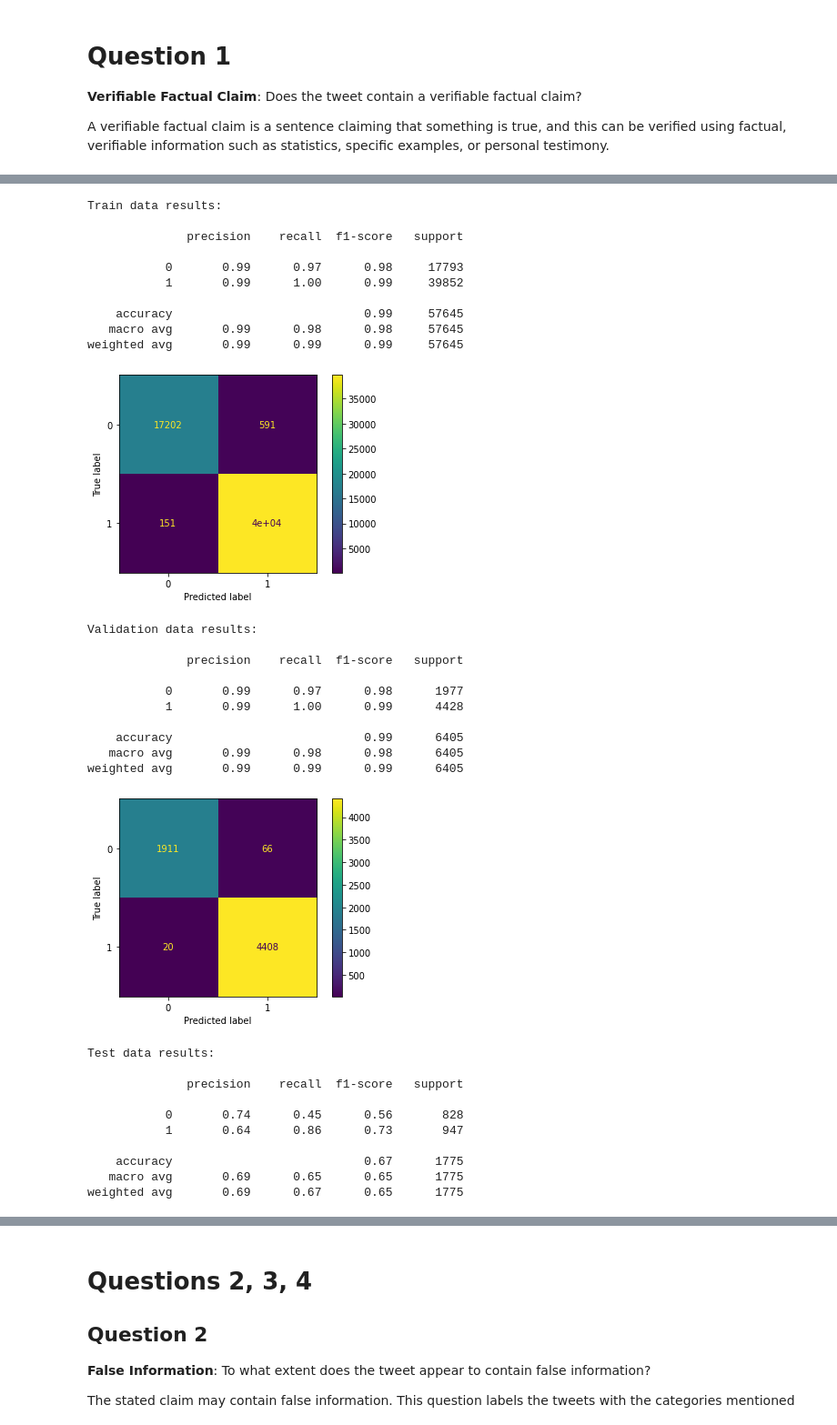
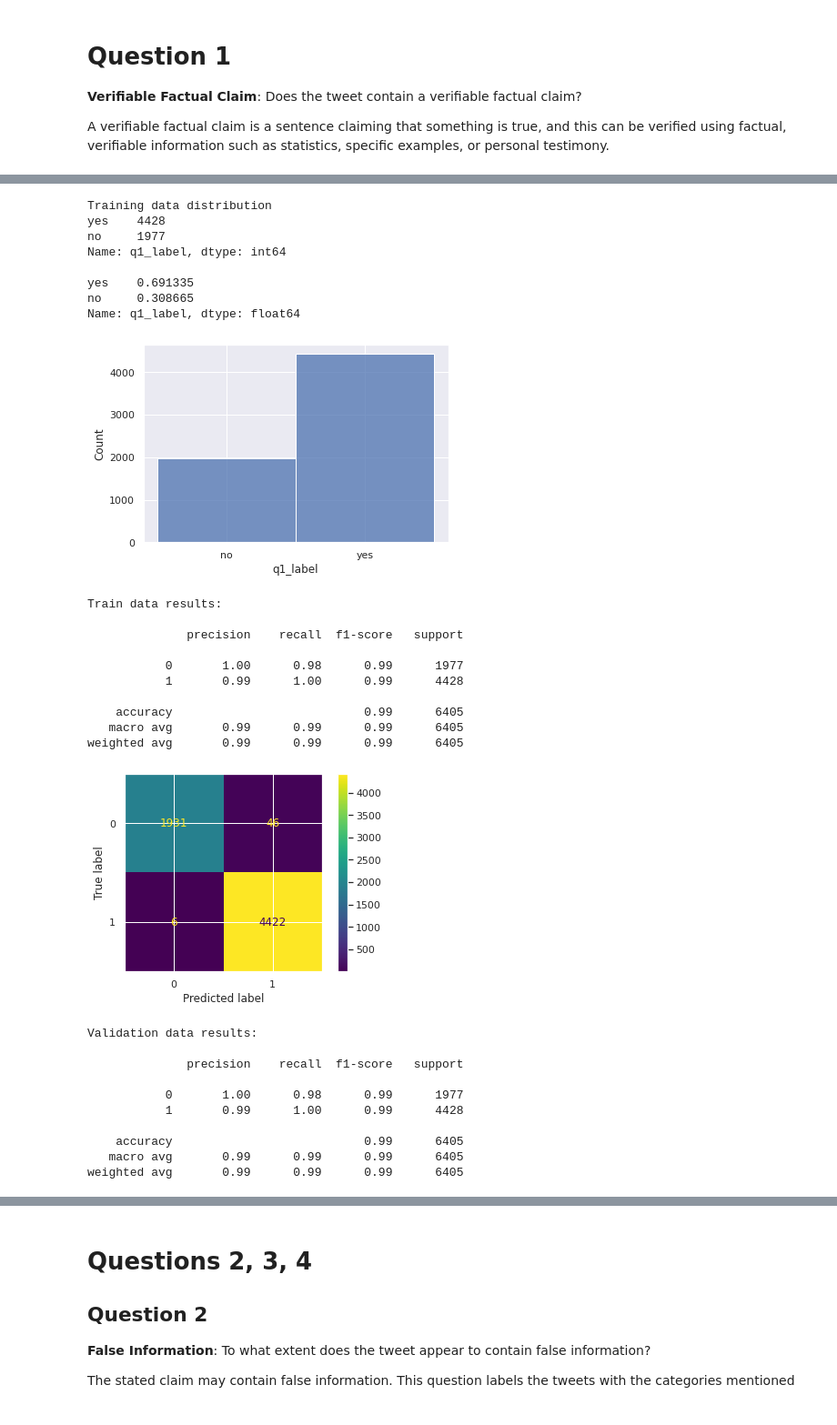
Before and after one commit to andabuinoschi/RN4NLP, a Jupyter notebook: NLP_NAIVE_BAYES_AND_BERT_TRANSFER_LEARNING.ipynb, the cells around one changed output, grey strips where cells are left out. Shown at 91% size. Cells and saved outputs as stored; diff of their text form; code cells hidden in the pictures.

```diff
--- a/NLP_NAIVE_BAYES_AND_BERT_TRANSFER_LEARNING.ipynb
+++ b/NLP_NAIVE_BAYES_AND_BERT_TRANSFER_LEARNING.ipynb
@@ -30,6 +31,7 @@ from transformers import AutoModel, BertTokenizerFast, AdamW
 import plotly.express as px
 # %%
 warnings.filterwarnings('ignore')
+sns.set_theme()
 # %%
 drive.mount('/content/drive')
 # %% [output]
@@ -56,7 +58,7 @@ train.sample(n=10)
 # %% [markdown]
 # Naive Bayes
 # %%
-def get_best_model_for_different_alpha_values(y_fit, x_pred, y_pred):
+def get_best_model_for_different_alpha_values(x_fit, y_fit, x_pred, y_pred):
   alpha_values = []
   accuracy_for_alpha_values = []
 
@@ -66,7 +68,7 @@ def get_best_model_for_different_alpha_values(y_fit, x_pred, y_pred):
 
   for alpha in np.linspace(0, 3, 31):
     nb = MultinomialNB(alpha=alpha)
-    nb.fit(x_train_augmented, y_fit)
+    nb.fit(x_fit, y_fit)
 
     pred = nb.predict(x_pred)
 
@@ -91,6 +93,13 @@ def print_metrics(model, x, y):
 
   metrics.ConfusionMatrixDisplay.from_estimator(model, x, y)
   plt.show()
+
+def print_question_distribution(data, label):
+  print(data[label].value_counts(), end="\n\n")
+  print(data[label].value_counts(normalize = True))
+
+  sns.histplot(data=data, x=label)
+  plt.show()
 # %% [markdown]
 # Question 1
 **Verifiable Factual Claim**: Does the tweet contain a verifiable factual claim?
@@ -111,45 +228,57 @@ q1_y_test = le.transform(test.q1_label.values)
+# %%
+vectorizer = TfidfVectorizer()
+le = LabelEncoder()
+
+x_train = vectorizer.fit_transform(train.preprocessed_tweet_text.values)
+x_valid = vectorizer.transform(validation.preprocessed_tweet_text.values)
+x_test = vectorizer.transform(test.preprocessed_tweet_text.values)
+
+q1_y_train = le.fit_transform(train.q1_label.values)
+q1_y_valid = le.transform(validation.q1_label.values)
+q1_y_test = le.transform(test.q1_label.values)
 # %%
-model = get_best_model_for_different_alpha_values(q1_y_train_augmented, x_valid, q1_y_valid)
+model = get_best_model_for_different_alpha_values(x_train, q1_y_train, x_valid, q1_y_valid)
+
+print("Training data distribution")
+print_question_distribution(train, "q1_label")
 
 print("Train data results: \n")
-print_metrics(model, x_train_augmented, q1_y_train_augmented)
+print_metrics(model, x_train, q1_y_train)
 
 print("Validation data results:\n")
 print_metrics(model, x_valid, q1_y_valid)
 
 print("Test data results: \n")
 print_metrics(model, x_test, q1_y_test)
 # %% [output]
 [interactive output not drawn]
-Train data results:
+Training data distribution
+yes    4428
+no     1977
+Name: q1_label, dtype: int64
 
-              precision    recall  f1-score   support
-
-           0       0.99      0.97      0.98     17793
-           1       0.99      1.00      0.99     39852
-
-    accuracy                           0.99     57645
-   macro avg       0.99      0.98      0.98     57645
-weighted avg       0.99      0.99      0.99     57645
+yes    0.691335
+no     0.308665
+Name: q1_label, dtype: float64
-[figure, old version]
+[figure, new version]
-Validation data results:
+Train data results:
 
               precision    recall  f1-score   support
 
-           0       0.99      0.97      0.98      1977
+           0       1.00      0.98      0.99      1977
            1       0.99      1.00      0.99      4428
 
     accuracy                           0.99      6405
-   macro avg       0.99      0.98      0.98      6405
+   macro avg       0.99      0.99      0.99      6405
 weighted avg       0.99      0.99      0.99      6405
-[figure, old version]
+[figure, new version]
-Test data results:
+Validation data results:
 
               precision    recall  f1-score   support
 
-           0       0.74      0.45      0.56       828
-           1       0.64      0.86      0.73       947
+           0       1.00      0.98      0.99      1977
+           1       0.99      1.00      0.99      4428
 
-    accuracy                           0.67      1775
-   macro avg       0.69      0.65      0.65      1775
-weighted avg       0.69      0.67      0.65      1775
+    accuracy                           0.99      6405
+   macro avg       0.99      0.99      0.99      6405
+weighted avg       0.99      0.99      0.99      6405
```
Also changed, not shown: parts of 10 cells of this notebook.
